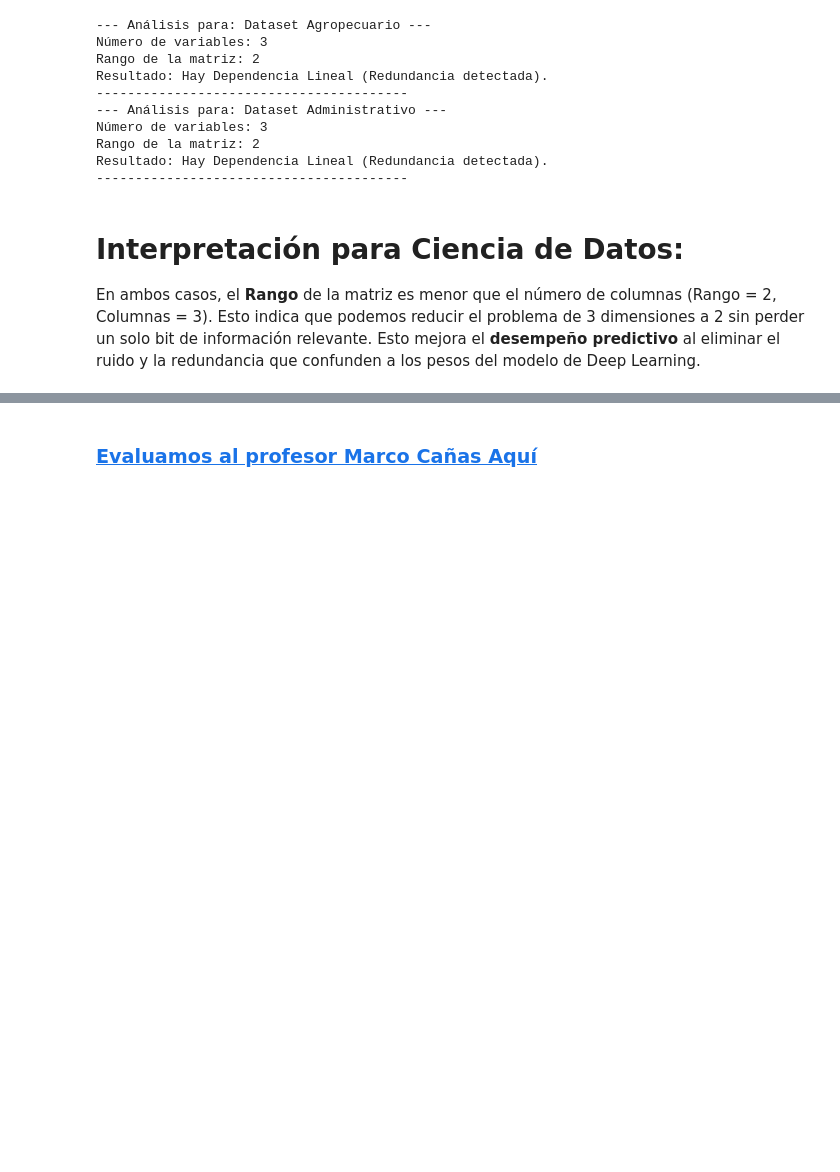
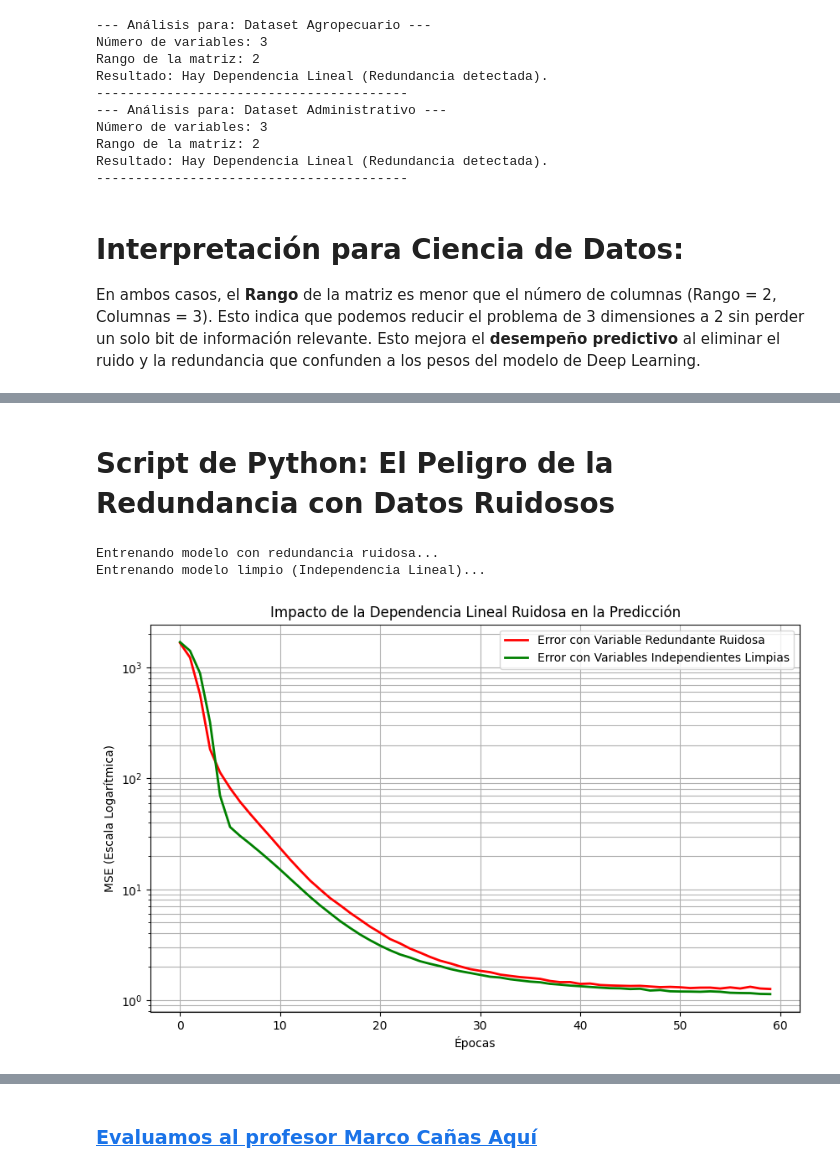
Before and after one commit to marco-canas/linear_algebra, a Jupyter notebook: 7_curso_algebra_lineal_agro_python_datos/04_modulo/dependencia_independencia_lineal.ipynb, the cells around one changed output, grey strips where cells are left out. Drawn from its saved outputs; the diff is of its cells as text; code cells hidden in the pictures; blank space fills up the shorter version.

```diff
--- a/7_curso_algebra_lineal_agro_python_datos/04_modulo/dependencia_independencia_lineal.ipynb
+++ b/7_curso_algebra_lineal_agro_python_datos/04_modulo/dependencia_independencia_lineal.ipynb
@@ -451,0 +804,78 @@ Estos teoremas son los que permiten que algoritmos como **PCA (Principal Compone
+# %% [markdown]
+
+# Script de Python: El Peligro de la Redundancia con Datos Ruidosos
+# %%
+import numpy as np
+import pandas as pd
+import tensorflow as tf
+from tensorflow.keras import layers
+from sklearn.model_selection import train_test_split
+from sklearn.preprocessing import StandardScaler
+import matplotlib.pyplot as plt
+
+# 1. Generación de Datos con Ruido en la Redundancia
+np.random.seed(42)
+n_muestras = 2500
+
+# Variables Originales (Limpias)
+humedad = np.random.uniform(20, 45, n_muestras)
+temperatura = np.random.uniform(15, 35, n_muestras)
+
+# Variables Redundantes con RUIDO (Simulando sensores defectuosos)
+# Matemáticamente deberían ser dependientes, pero el ruido las "ensucia"
+ruido_sensor = np.random.normal(0, 5, n_muestras) # Ruido fuerte
+var_redundante_ruidosa = 0.5 * humedad + 1.2 * temperatura + ruido_sensor
+
+# Variable Objetivo (Solo depende de la realidad, no del ruido del sensor)
+rendimiento = (0.6 * humedad) + (0.9 * temperatura) + np.random.normal(0, 1, n_muestras)
+
+# Datasets
+X_ruidoso = np.column_stack([humedad, temperatura, var_redundante_ruidosa])
+X_limpio = np.column_stack([humedad, temperatura])
+y = rendimiento
+
+# 2. Preprocesamiento
+scaler = StandardScaler()
+X_ruidoso_scaled = scaler.fit_transform(X_ruidoso)
+X_limpio_scaled = scaler.fit_transform(X_limpio)
+
+# Dividir datos
+X_train_ruid, X_test_ruid, y_train_ruid, y_test_ruid = train_test_split(X_ruidoso_scaled, y, test_size=0.2)
+X_train_limp, X_test_limp, y_train_limp, y_test_limp = train_test_split(X_limpio_scaled, y, test_size=0.2)
+
+# 3. Modelo de Red Neuronal
+def build_model(input_shape):
+    model = tf.keras.Sequential([
+        layers.Dense(32, activation='relu', input_shape=(input_shape,)),
+        layers.Dense(16, activation='relu'),
+        layers.Dense(1)
+    ])
+    model.compile(optimizer='adam', loss='mse')
+    return model
+
+model_ruid = build_model(3)
+model_limp = build_model(2)
+
+# 4. Entrenamiento
+print("Entrenando modelo con redundancia ruidosa...")
+history_ruid = model_ruid.fit(X_train_ruid, y_train_ruid, epochs=60, verbose=0, validation_data=(X_test_ruid, y_test_ruid))
+
+print("Entrenando modelo limpio (Independencia Lineal)...")
+history_limp = model_limp.fit(X_train_limp, y_train_limp, epochs=60, verbose=0, validation_data=(X_test_limp, y_test_limp))
+
+# 5. Visualización de la "Trampa" de la Redundancia
+plt.figure(figsize=(10, 6))
+plt.plot(history_ruid.history['val_loss'], label='Error con Variable Redundante Ruidosa', color='red', lw=2)
+plt.plot(history_limp.history['val_loss'], label='Error con Variables Independientes Limpias', color='green', lw=2)
+plt.yscale('log')
+plt.title('Impacto de la Dependencia Lineal Ruidosa en la Predicción')
+plt.xlabel('Épocas')
+plt.ylabel('MSE (Escala Logarítmica)')
+plt.legend()
+plt.grid(True, which="both", ls="-")
+plt.savefig(r"C:\\Users\\marco\\Downloads\\trampa_redundancia_ruidosa.png")
+plt.show()
+# %% [output]
+Entrenando modelo con redundancia ruidosa...
+Entrenando modelo limpio (Independencia Lineal)...
+[figure, added]
```
Also changed, not shown: parts of 41 cells of this notebook.
